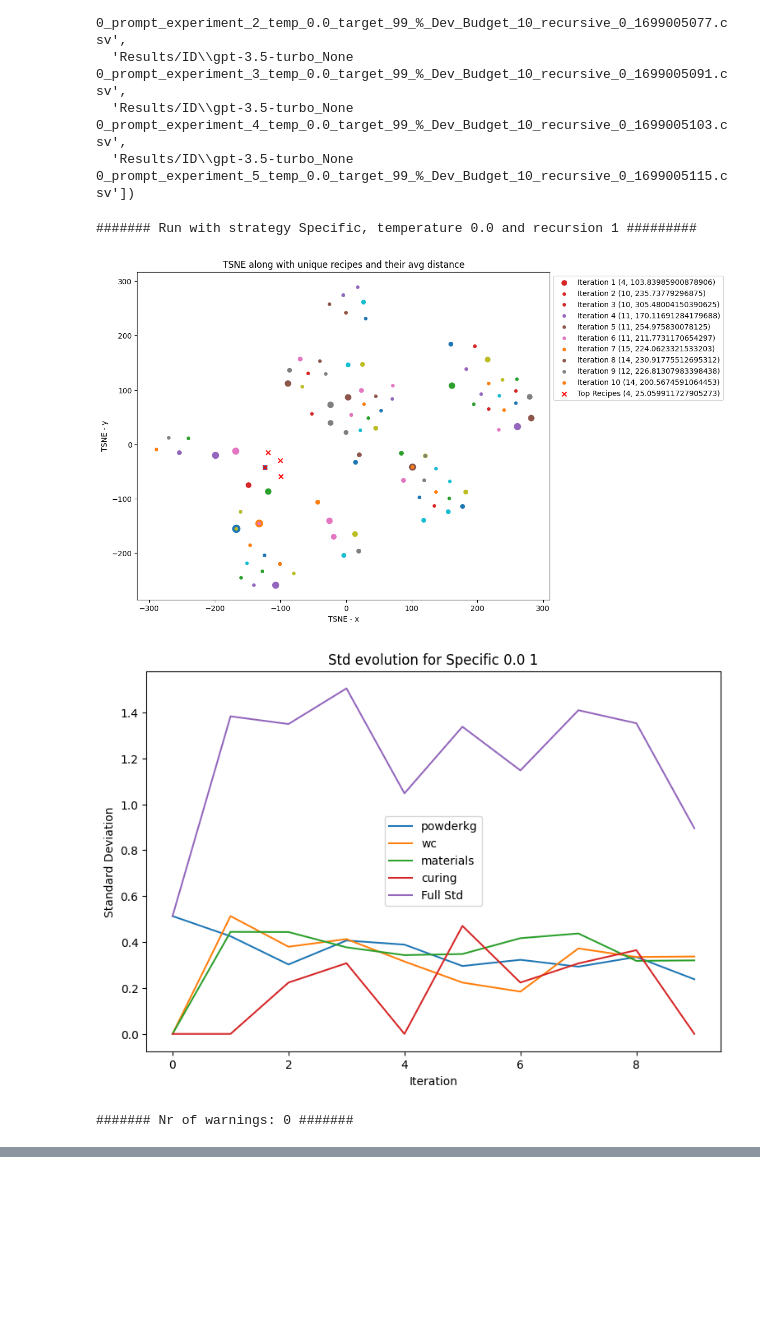
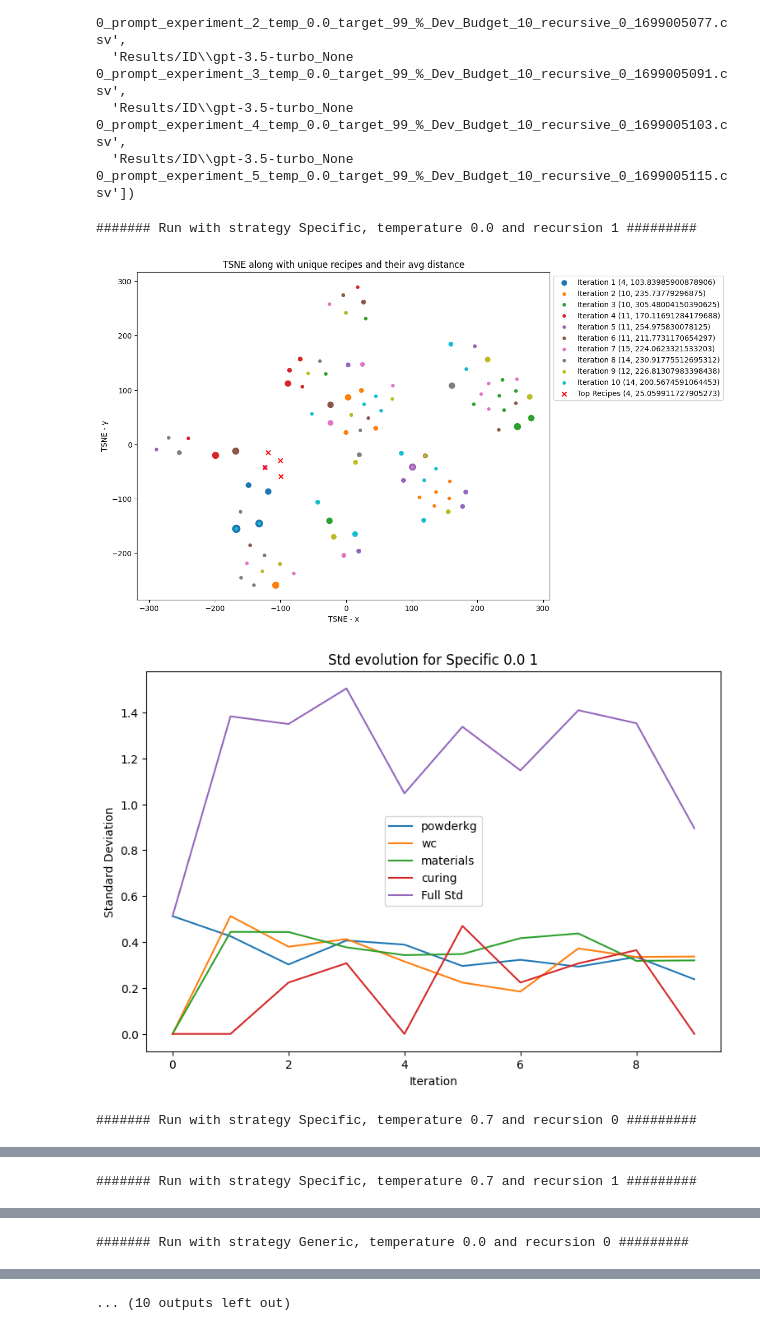
Before and after one commit to iterateccvoelker/LLM-s-can-Design-Sustainable-Concrete-a-Systematic-Benchmark-Code-, a Jupyter notebook: recipe_distribution.ipynb, the cells around one changed output, grey strips where cells are left out. Drawn from its saved outputs; the diff is of its cells as text; code cells hidden in the pictures; blank space fills up the shorter version.

Commit message:
finalize tsne visualisation

```diff
--- a/recipe_distribution.ipynb
+++ b/recipe_distribution.ipynb
@@ -284,6 +284,9 @@ def plot_recipes_in_2d(tsne_data):
     plt.figure(figsize=(10, 8))
     top4_tsne_result = tsne_data[len(tsne_data) - 4:len(tsne_data)]
 
+    colors = ['#1f77b4', '#ff7f0e', '#2ca02c', '#d62728', '#9467bd', '#8c564b', '#e377c2', '#7f7f7f', '#bcbd22', '#17becf']
+
+    color_idx = 0
     for i in range(0, len(tsne_data) - 4, nr_of_runs_per_conf):
         subset_tsne_result = tsne_data[i:i + nr_of_runs_per_conf]
 
@@ -301,10 +304,14 @@ def plot_recipes_in_2d(tsne_data):
             if row == subset_tsne_result.shape[0] - 1:
                 plt.scatter(subset_tsne_result[row, 0], subset_tsne_result[row, 1],
                             s=occurrences[row] * 15,
+                            color=colors[color_idx],
                             label=f'Iteration {i // nr_of_runs_per_conf + 1} ({unique_count}, {avg_dist})')
             else:
                 plt.scatter(subset_tsne_result[row, 0], subset_tsne_result[row, 1],
-                            s=occurrences[row] * 15, label=None)
+                            s=occurrences[row] * 15,
+                            color=colors[color_idx],
+                            label=None)
+        color_idx += 1
     unique_count = count_unique_tsne_points(top4_tsne_result)
     avg_dist = compute_avg_tsne_dist(top4_tsne_result, top4_tsne_result[0])
 
@@ -340,7 +347,7 @@ std_statistics = pd.DataFrame({
 })
 
 
-for combination in all_combinations[5:6]:
+for combination in all_combinations[5:]:
     strategy = combination[0]
     temperature = combination[1]
     recursion = combination[2]
@@ -402,33 +409,33 @@ for combination in all_combinations[5:6]:
     }
 
     nr_iterations = np.arange(0, number_of_iterations)
     plt.figure(figsize=(9, 6))
     plt.plot(nr_iterations, std_for_each_run_powder, label='powderkg')
     plt.plot(nr_iterations, std_for_each_run_wc, label='wc')
     plt.plot(nr_iterations, std_for_each_run_materials, label='materials')
     plt.plot(nr_iterations, std_for_each_run_curing, label='curing')
 
     plt.plot(nr_iterations, std_for_statistics, label='Full Std')
 
     plt.legend()
     plt.xlabel('Iteration')
     plt.ylabel('Standard Deviation')
     plt.title(f'Std evolution for {strategy} {temperature} {recursion}')
 
     plt.show()
 #     if full:
 #         plt.savefig(f'Results/Recipe_Distribution_Analysis/Full Std evolution for Strategy {strategy} Temperature {temperature} Recursion {recursion}.png', bbox_inches='tight')
 #     else:
 #         plt.savefig(f'Results/Recipe_Distribution_Analysis/Std evolution for Strategy {strategy} Temperature {temperature} Recursion {recursion}.png', bbox_inches='tight')
 #
 # if full:
 #     std_statistics.to_csv('Results/Recipe_Distribution_Analysis/Full std_statistics.csv')
 # else:
 #     std_statistics.to_csv('Results/Recipe_Distribution_Analysis/std_statistics.csv')
 
 print(f'####### Nr of warnings: {configs_with_less_than_ten_iterations} #######')
 # %% [output]
 ####### Run with strategy Specific, temperature 0.0 and recursion 1 #########
-[figure, old version]
+[figure, new version]
 [figure]
-####### Nr of warnings: 0 #######
+####### Run with strategy Specific, temperature 0.7 and recursion 0 #########
@@ -434,0 +444 @@ print(f'####### Nr of warnings: {configs_with_less_than_ten_iterations} #######'
+####### Run with strategy Specific, temperature 0.7 and recursion 1 #########
@@ -434,0 +447 @@ print(f'####### Nr of warnings: {configs_with_less_than_ten_iterations} #######'
+####### Run with strategy Generic, temperature 0.0 and recursion 0 #########
@@ -434,0 +450 @@ print(f'####### Nr of warnings: {configs_with_less_than_ten_iterations} #######'
+... (10 outputs left out)
```
Also changed, not shown: parts of 1 cell of this notebook.
